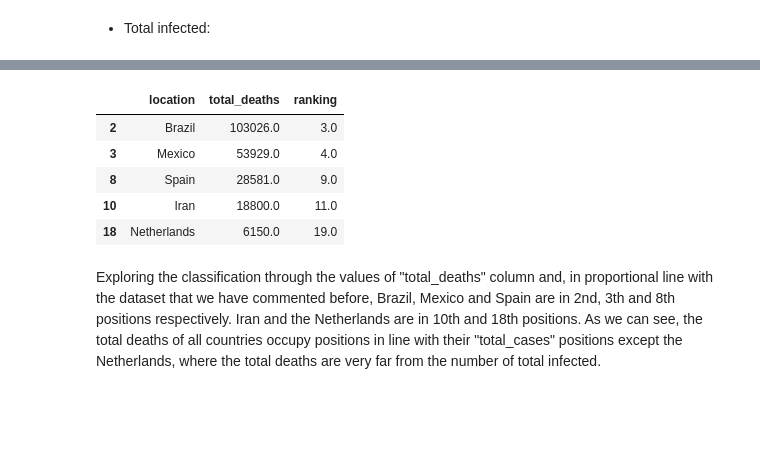
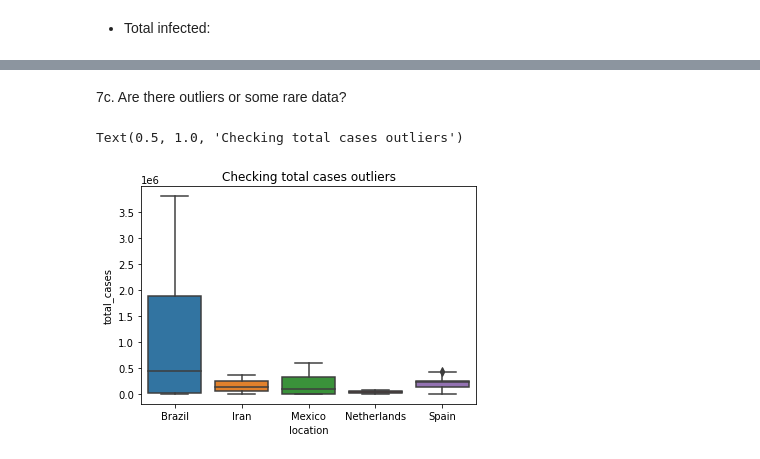
Before and after one commit to RoxannaW/Project_August_Corona, a Jupyter notebook: Rama_Alba/mi_trabajo.ipynb, the cells around one changed output, grey strips where cells are left out. Drawn from its saved outputs; the diff is of its cells as text; code cells hidden in the pictures; blank space fills up the shorter version.

```diff
--- a/Rama_Alba/mi_trabajo.ipynb
+++ b/Rama_Alba/mi_trabajo.ipynb
@@ -363,15 +268,8 @@ data3.head(10)
-# %%
-#Selecting once again our countries as we want to know what position are they occupying.
-
-data3= data3[(data3.location == "Spain") | (data3.location == "Iran") | (data3.location == "Netherlands") | (data3.location == "Mexico") | (data3.location == "Brazil")]
-
-data3
-# %% [output]
-|  | location | total_deaths | ranking |
-| 2 | Brazil | 103026.0 | 3.0 |
-| 3 | Mexico | 53929.0 | 4.0 |
-| 8 | Spain | 28581.0 | 9.0 |
-| 10 | Iran | 18800.0 | 11.0 |
-| 18 | Netherlands | 6150.0 | 19.0 |
-# %% [markdown]
-Exploring the classification through the values of "total_deaths" column and, in proportional line with the dataset that we have commented before, Brazil, Mexico and Spain are in 2nd, 3th and 8th positions respectively. Iran and the Netherlands are in 10th and 18th positions. As we can see, the total deaths of all countries occupy positions in line with their "total_cases" positions except the Netherlands, where the total deaths are very far from the number of total infected.
+# %% [markdown]
+7c. Are there outliers or some rare data?
+# %%
+sns.boxplot(x = "location", y = "total_cases", data = data_covid)
+plt.title("Checking total cases outliers")
+# %% [output]
+Text(0.5, 1.0, 'Checking total cases outliers')
+[figure, added]
```
Also changed, not shown: parts of 32 cells of this notebook.
